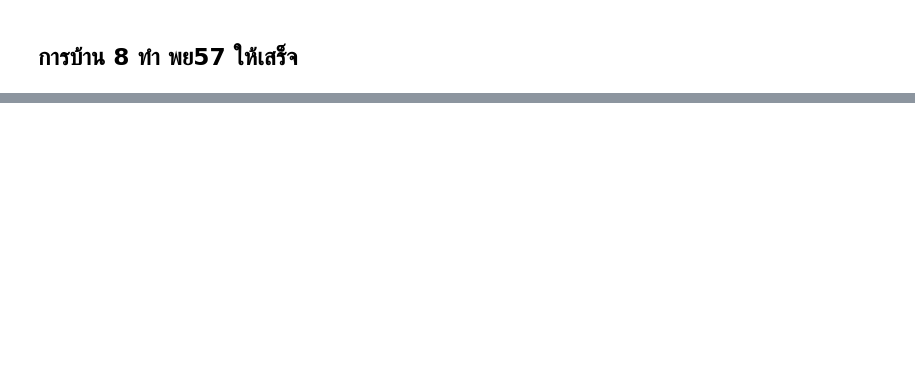
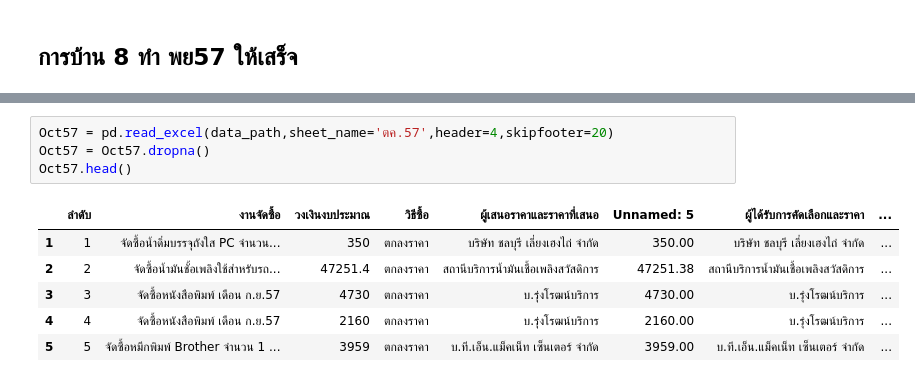
Before and after one commit to dinsor17/data_viz, a Jupyter notebook: Quiz3.ipynb, the cells around one changed output, grey strips where cells are left out. Drawn from its saved outputs; the diff is of its cells as text; blank space fills up the shorter version.

```diff
--- a/Quiz3.ipynb
+++ b/Quiz3.ipynb
@@ -17,0 +74,11 @@ oct57.rename(columns={'Unnamed: 5':'ราคาเสนอ','Unnamed: 7':'ร
+# %%
+Oct57 = pd.read_excel(data_path,sheet_name='ตค.57',header=4,skipfooter=20)
+Oct57 = Oct57.dropna()
+Oct57.head()
+# %% [output]
+|  | ลำดับ | งานจัดซื้อ | วงเงินงบประมาณ | วิธีซื้อ | ผู้เสนอราคาและราคาที่เสนอ | Unnamed: 5 | ผู้ได้รับการคัดเลือกและราคา | ... |
+| 1 | 1 | จัดซื้อน้ำดิ่มบรรจุถังใส PC จำนวน... | 350 | ตกลงราคา | บริษัท ชลบุรี เลี่ยงเฮงไถ่ จำกัด | 350.00 | บริษัท ชลบุรี เลี่ยงเฮงไถ่ จำกัด | ... |
+| 2 | 2 | จัดซื้อน้ำมันชั้อเพลิงใช้สำหรับรถ... | 47251.4 | ตกลงราคา | สถานีบริการน้ำมันเชื้อเพลิงสวัสดิการ | 47251.38 | สถานีบริการน้ำมันเชื้อเพลิงสวัสดิการ | ... |
+| 3 | 3 | จัดซื้อหนังสือพิมพ์ เดือน ก.ย.57 | 4730 | ตกลงราคา | บ.รุ่งโรฒน์บริการ | 4730.00 | บ.รุ่งโรฒน์บริการ | ... |
+| 4 | 4 | จัดซื้อหนังสือพิมพ์ เดือน ก.ย.57 | 2160 | ตกลงราคา | บ.รุ่งโรฒน์บริการ | 2160.00 | บ.รุ่งโรฒน์บริการ | ... |
+| 5 | 5 | จัดซื้อหมึกพิมพ์ Brother จำนวน 1 ... | 3959 | ตกลงราคา | บ.ที.เอ็น.แม็คเน็ท เซ็นเตอร์ จำกัด | 3959.00 | บ.ที.เอ็น.แม็คเน็ท เซ็นเตอร์ จำกัด | ... |
```
Also changed, not shown: parts of 9 cells of this notebook.
